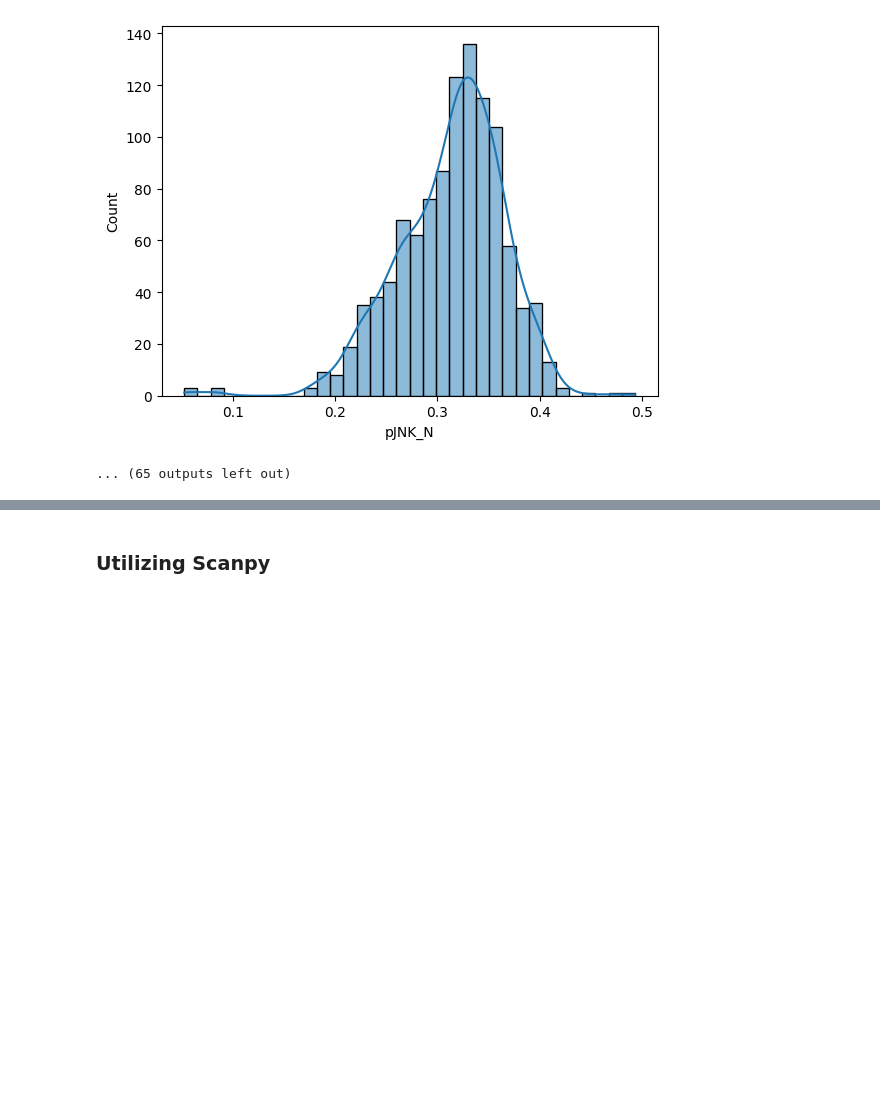
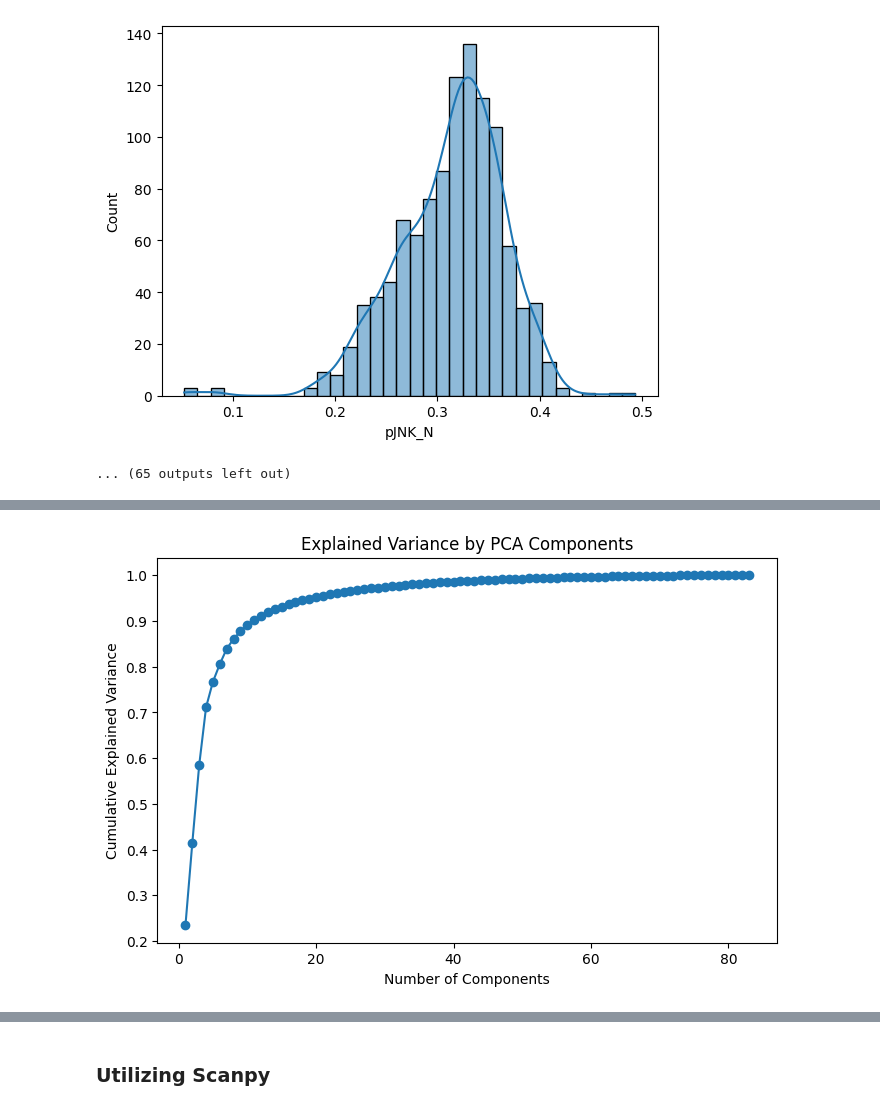
Before and after one commit to Neermita18/SystemsBiology, a Jupyter notebook: Mice_protein_expression.ipynb, the cells around one changed output, grey strips where cells are left out. Cells and saved outputs as stored; diff of their text form; code cells hidden in the pictures; blank space fills up the shorter version.

```diff
--- a/Mice_protein_expression.ipynb
+++ b/Mice_protein_expression.ipynb
@@ -301,0 +310,2 @@ for x in X.select_dtypes(include="number").columns:
+# %%
+X = pd.get_dummies(data=X,columns=["Treatment","Behavior", "Genotype"])
@@ -301,0 +349,3 @@ for x in X.select_dtypes(include="number").columns:
+# %%
+X[['Treatment_Memantine', 'Treatment_Saline', 'Behavior_C/S', 'Behavior_S/C', 'Genotype_Control', 'Genotype_Trisomic']] = \
+    X[['Treatment_Memantine', 'Treatment_Saline', 'Behavior_C/S', 'Behavior_S/C', 'Genotype_Control', 'Genotype_Trisomic']].astype(int)
@@ -301,0 +389,18 @@ for x in X.select_dtypes(include="number").columns:
+# %%
+from sklearn.preprocessing import MinMaxScaler
+scaler = MinMaxScaler()
+X_scaled= scaler.fit_transform(X)
+# %%
+from sklearn.decomposition import PCA
+import matplotlib.pyplot as plt
+pca = PCA()
+pca_data = pca.fit_transform(X_scaled)
+
+plt.figure(figsize=(8, 5))
+plt.plot(range(1, len(pca.explained_variance_ratio_) + 1), pca.explained_variance_ratio_.cumsum(), marker='o')
+plt.xlabel('Number of Components')
+plt.ylabel('Cumulative Explained Variance')
+plt.title('Explained Variance by PCA Components')
+plt.show()
+# %% [output]
+[figure, added]
```
Also changed, not shown: parts of 16 cells of this notebook.
